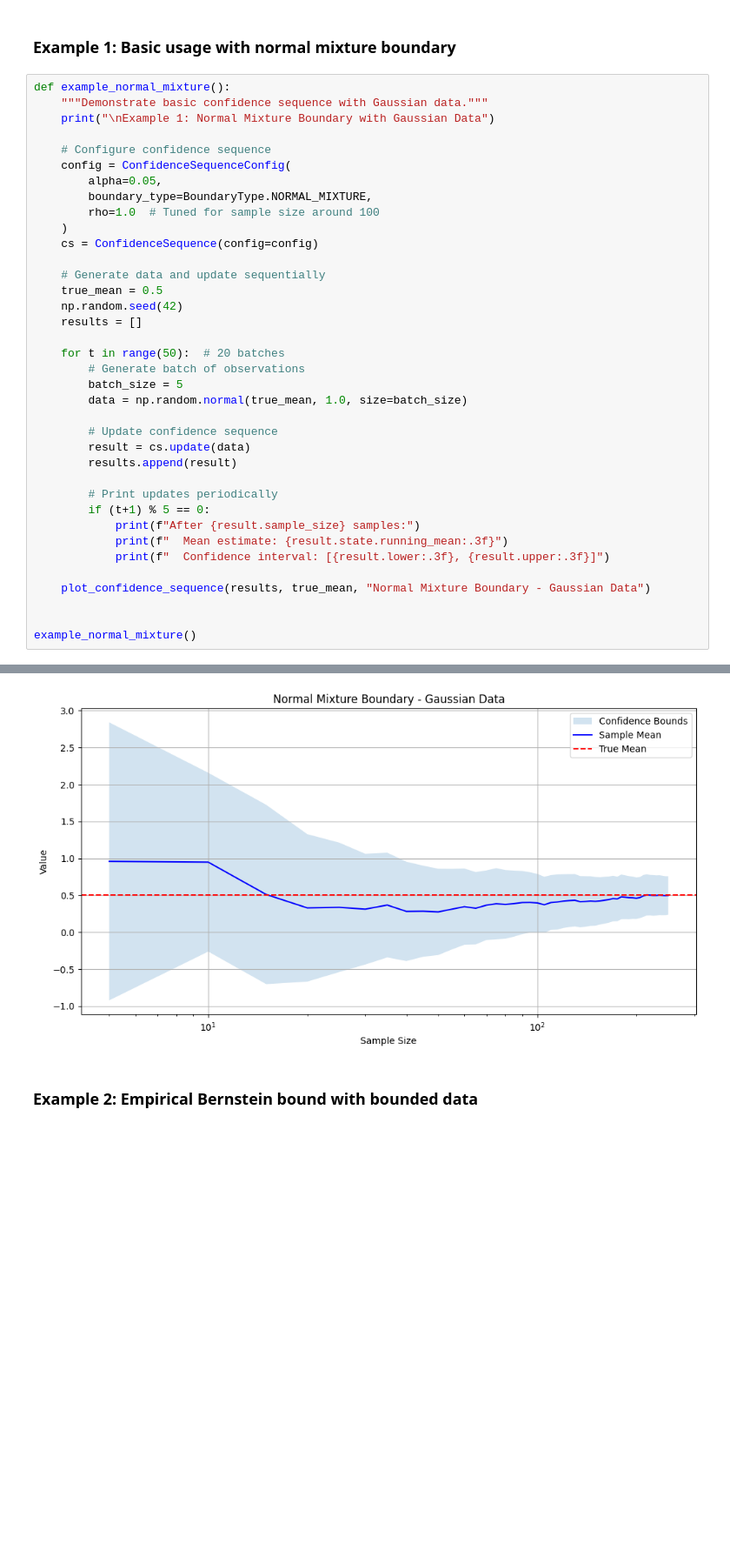
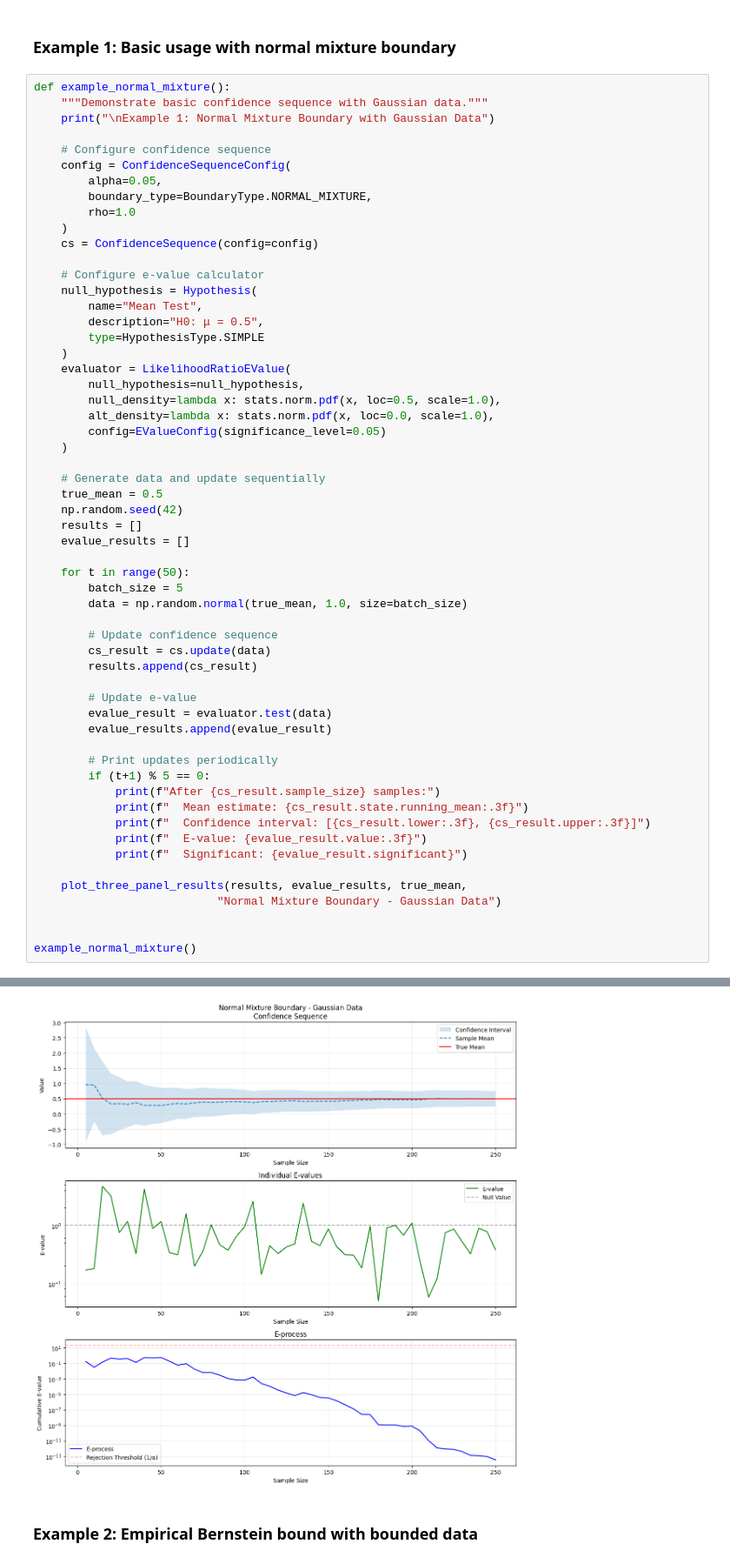
Before and after one commit to jakorostami/expectation, a Jupyter notebook: examples/confseq-demo.ipynb, the cells around one changed output, grey strips where cells are left out. Shown at 87% size. Saved outputs shown, nothing was run; the diff lists cells and outputs as text; blank space fills up the shorter version.

Commit message:
update all and add e-value and e-process tracking

```diff
--- a/examples/confseq-demo.ipynb
+++ b/examples/confseq-demo.ipynb
@@ -40,31 +68,51 @@ def example_normal_mixture():
     config = ConfidenceSequenceConfig(
         alpha=0.05,
         boundary_type=BoundaryType.NORMAL_MIXTURE,
-        rho=1.0  # Tuned for sample size around 100
+        rho=1.0
     )
     cs = ConfidenceSequence(config=config)
+
+    # Configure e-value calculator
+    null_hypothesis = Hypothesis(
+        name="Mean Test",
+        description="H0: μ = 0.5",
+        type=HypothesisType.SIMPLE
+    )
+    evaluator = LikelihoodRatioEValue(
+        null_hypothesis=null_hypothesis,
+        null_density=lambda x: stats.norm.pdf(x, loc=0.5, scale=1.0),
+        alt_density=lambda x: stats.norm.pdf(x, loc=0.0, scale=1.0),
+        config=EValueConfig(significance_level=0.05)
+    )
 
     # Generate data and update sequentially
     true_mean = 0.5
     np.random.seed(42)
     results = []
+    evalue_results = []
 
-    for t in range(50):  # 20 batches
-        # Generate batch of observations
+    for t in range(50):
         batch_size = 5
         data = np.random.normal(true_mean, 1.0, size=batch_size)
 
         # Update confidence sequence
-        result = cs.update(data)
-        results.append(result)
+        cs_result = cs.update(data)
+        results.append(cs_result)
+
+        # Update e-value
+        evalue_result = evaluator.test(data)
+        evalue_results.append(evalue_result)
 
         # Print updates periodically
         if (t+1) % 5 == 0:
-            print(f"After {result.sample_size} samples:")
-            print(f"  Mean estimate: {result.state.running_mean:.3f}")
-            print(f"  Confidence interval: [{result.lower:.3f}, {result.upper:.3f}]")
+            print(f"After {cs_result.sample_size} samples:")
+            print(f"  Mean estimate: {cs_result.state.running_mean:.3f}")
+            print(f"  Confidence interval: [{cs_result.lower:.3f}, {cs_result.upper:.3f}]")
+            print(f"  E-value: {evalue_result.value:.3f}")
+            print(f"  Significant: {evalue_result.significant}")
 
-    plot_confidence_sequence(results, true_mean, "Normal Mixture Boundary - Gaussian Data")
+    plot_three_panel_results(results, evalue_results, true_mean,
+                           "Normal Mixture Boundary - Gaussian Data")
 
 
 example_normal_mixture()
@@ -89,4 +137,4 @@ After 250 samples:
-[figure, old version]
+[figure, new version]
 # %% [markdown]
 ### Example 2: Empirical Bernstein bound with bounded data
 # %%
```
Also changed, not shown: parts of 11 cells of this notebook.
